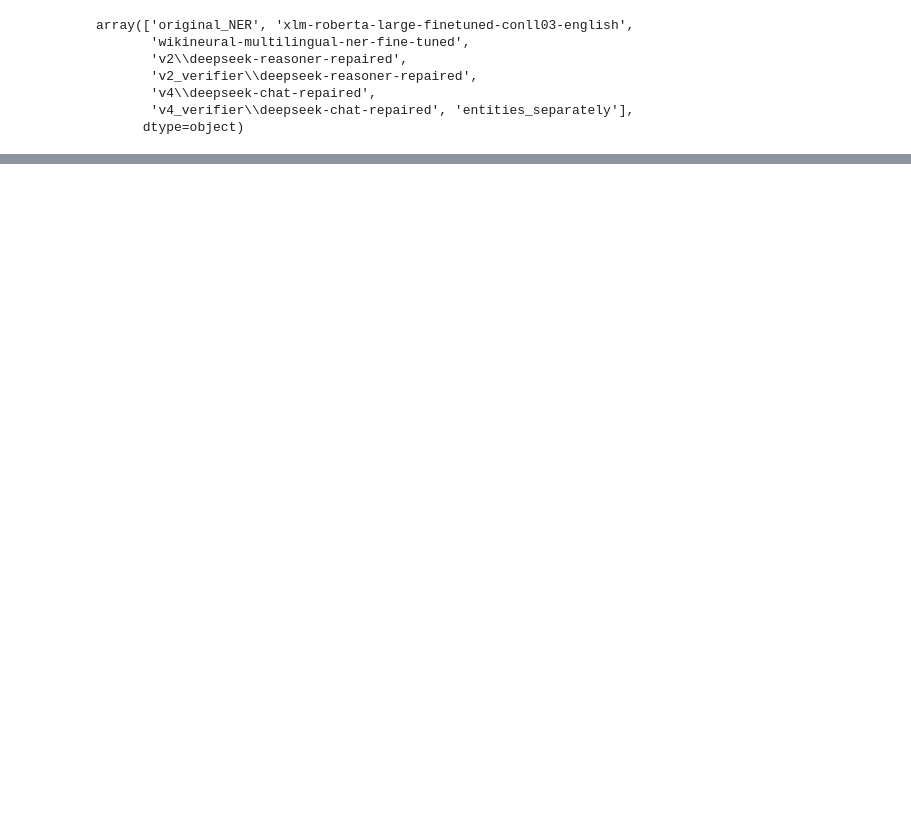
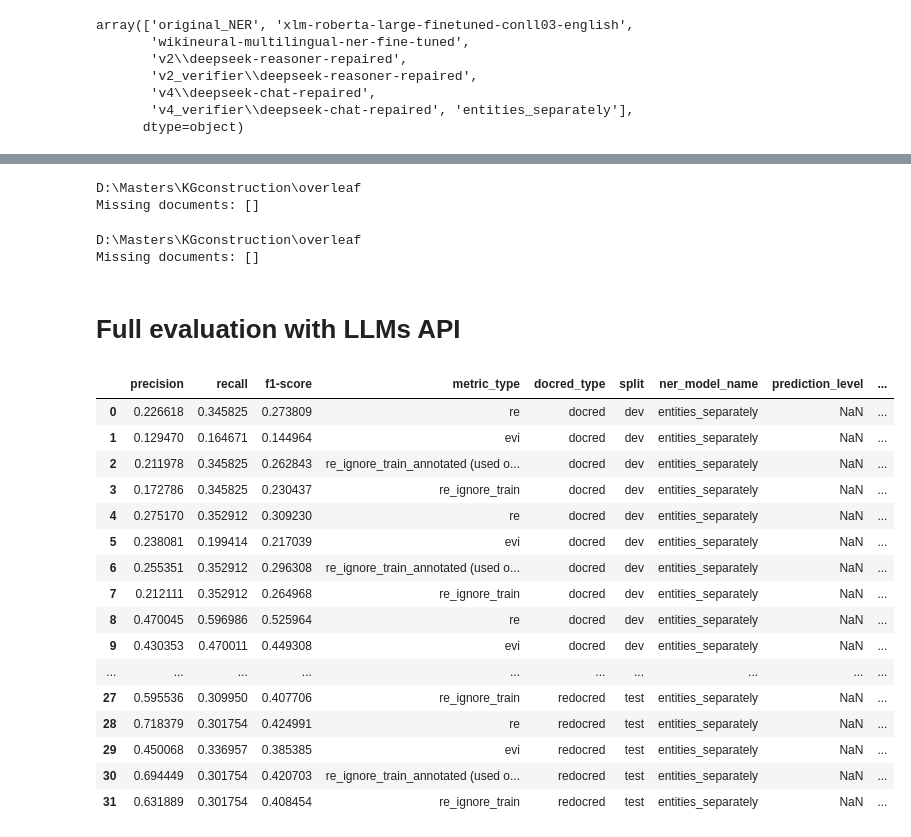
Before and after one commit to jakubkoziel/KGconstruction, a Jupyter notebook: overleaf/RE_results_to_overleaf.ipynb, the cells around one changed output, grey strips where cells are left out. Cells and saved outputs as stored; diff of their text form; code cells hidden in the pictures; blank space fills up the shorter version.

```diff
--- a/overleaf/RE_results_to_overleaf.ipynb
+++ b/overleaf/RE_results_to_overleaf.ipynb
@@ -108,0 +436,48 @@ df
+# %%
+import os
+
+experiment = 'verifier_re_entities_separately'
+dataset = 'redocred'
+split = 'test'
+exp = 'v7'
+model = 'deepseek-reasoner'
+print(os.getcwd())
+
+docs_ready = os.listdir(f'../LLMs_via_API/{experiment}/{dataset}/{split}/{exp}/{model}/')
+from data_utlis import DocREDLoader
+dr_loader = DocREDLoader('..')
+no_of_docs = len(dr_loader.load_docs(docred_type=dataset, split=split))
+
+missing = []
+for i in range(no_of_docs):
+    if f'doc_{i}.json' not in docs_ready:
+        missing.append(i)
+print(f'Missing documents: {missing}')
+# %% [output]
+D:\Masters\KGconstruction\overleaf
+Missing documents: []
+# %%
+import os
+
+experiment = 'verifier_re_entities_separately'
+dataset = 'redocred'
+split = 'test'
+exp = 'v7'
+model = 'deepseek-chat'
+print(os.getcwd())
+
+docs_ready = os.listdir(f'../LLMs_via_API/{experiment}/{dataset}/{split}/{exp}/{model}/')
+from data_utlis import DocREDLoader
+dr_loader = DocREDLoader('..')
+no_of_docs = len(dr_loader.load_docs(docred_type=dataset, split=split))
+
+missing = []
+for i in range(no_of_docs):
+    if f'doc_{i}.json' not in docs_ready:
+        missing.append(i)
+print(f'Missing documents: {missing}')
+# %% [output]
+D:\Masters\KGconstruction\overleaf
+Missing documents: []
+# %% [markdown]
+# Full evaluation  with LLMs API
@@ -108,0 +486,22 @@ df
+# %%
+df = pd.read_csv('../results_LLMs_API_v7_both_full_sets.csv')
+# %%
+df
+# %% [output]
+|  | precision | recall | f1-score | metric_type | docred_type | split | ner_model_name | prediction_level | ... |
+| 0 | 0.226618 | 0.345825 | 0.273809 | re | docred | dev | entities_separately | NaN | ... |
+| 1 | 0.129470 | 0.164671 | 0.144964 | evi | docred | dev | entities_separately | NaN | ... |
+| 2 | 0.211978 | 0.345825 | 0.262843 | re_ignore_train_annotated (used o... | docred | dev | entities_separately | NaN | ... |
+| 3 | 0.172786 | 0.345825 | 0.230437 | re_ignore_train | docred | dev | entities_separately | NaN | ... |
+| 4 | 0.275170 | 0.352912 | 0.309230 | re | docred | dev | entities_separately | NaN | ... |
+| 5 | 0.238081 | 0.199414 | 0.217039 | evi | docred | dev | entities_separately | NaN | ... |
+| 6 | 0.255351 | 0.352912 | 0.296308 | re_ignore_train_annotated (used o... | docred | dev | entities_separately | NaN | ... |
+| 7 | 0.212111 | 0.352912 | 0.264968 | re_ignore_train | docred | dev | entities_separately | NaN | ... |
+| 8 | 0.470045 | 0.596986 | 0.525964 | re | docred | dev | entities_separately | NaN | ... |
+| 9 | 0.430353 | 0.470011 | 0.449308 | evi | docred | dev | entities_separately | NaN | ... |
+| ... | ... | ... | ... | ... | ... | ... | ... | ... | ... |
+| 27 | 0.595536 | 0.309950 | 0.407706 | re_ignore_train | redocred | test | entities_separately | NaN | ... |
+| 28 | 0.718379 | 0.301754 | 0.424991 | re | redocred | test | entities_separately | NaN | ... |
+| 29 | 0.450068 | 0.336957 | 0.385385 | evi | redocred | test | entities_separately | NaN | ... |
+| 30 | 0.694449 | 0.301754 | 0.420703 | re_ignore_train_annotated (used o... | redocred | test | entities_separately | NaN | ... |
+| 31 | 0.631889 | 0.301754 | 0.408454 | re_ignore_train | redocred | test | entities_separately | NaN | ... |
```
Also changed, not shown: parts of 50 cells of this notebook, 5 other files.
